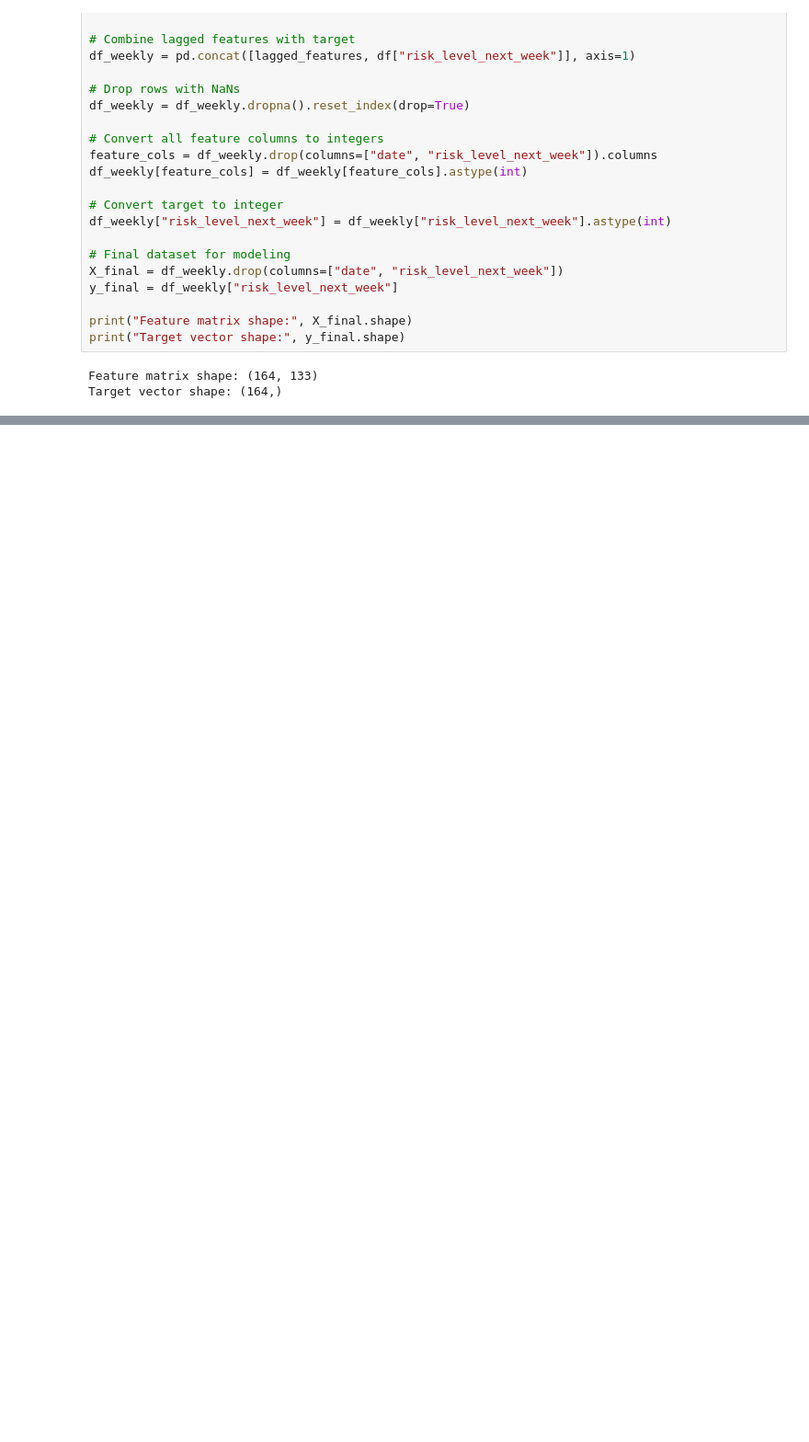
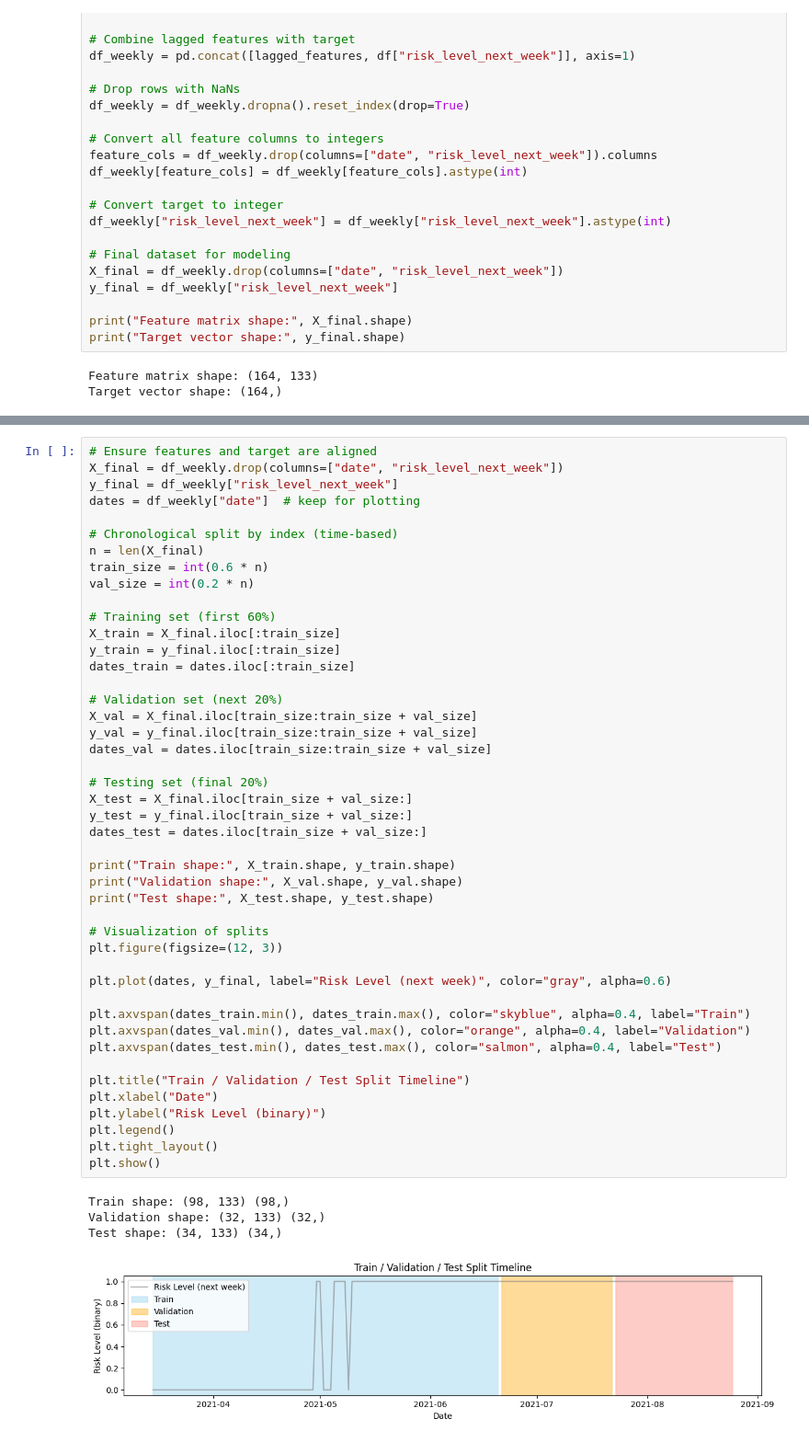
Before and after one commit to ca1phas/Lab-3-Supervised-Learning, a Jupyter notebook: Lab3_P2_G3.ipynb, the cells around one changed output, grey strips where cells are left out. Shown: that part at 92% size. Saved outputs shown, nothing was run; the diff lists cells and outputs as text; blank space fills up the shorter version.

```diff
--- a/Lab3_P2_G3.ipynb
+++ b/Lab3_P2_G3.ipynb
@@ -322,0 +309,50 @@ Target vector shape: (164,)
+# %%
+# Ensure features and target are aligned
+X_final = df_weekly.drop(columns=["date", "risk_level_next_week"])
+y_final = df_weekly["risk_level_next_week"]
+dates = df_weekly["date"]  # keep for plotting
+
+# Chronological split by index (time-based)
+n = len(X_final)
+train_size = int(0.6 * n)
+val_size = int(0.2 * n)
+
+# Training set (first 60%)
+X_train = X_final.iloc[:train_size]
+y_train = y_final.iloc[:train_size]
+dates_train = dates.iloc[:train_size]
+
+# Validation set (next 20%)
+X_val = X_final.iloc[train_size:train_size + val_size]
+y_val = y_final.iloc[train_size:train_size + val_size]
+dates_val = dates.iloc[train_size:train_size + val_size]
+
+# Testing set (final 20%)
+X_test = X_final.iloc[train_size + val_size:]
+y_test = y_final.iloc[train_size + val_size:]
+dates_test = dates.iloc[train_size + val_size:]
+
+print("Train shape:", X_train.shape, y_train.shape)
+print("Validation shape:", X_val.shape, y_val.shape)
+print("Test shape:", X_test.shape, y_test.shape)
+
+# Visualization of splits
+plt.figure(figsize=(12, 3))
+
+plt.plot(dates, y_final, label="Risk Level (next week)", color="gray", alpha=0.6)
+
+plt.axvspan(dates_train.min(), dates_train.max(), color="skyblue", alpha=0.4, label="Train")
+plt.axvspan(dates_val.min(), dates_val.max(), color="orange", alpha=0.4, label="Validation")
+plt.axvspan(dates_test.min(), dates_test.max(), color="salmon", alpha=0.4, label="Test")
+
+plt.title("Train / Validation / Test Split Timeline")
+plt.xlabel("Date")
+plt.ylabel("Risk Level (binary)")
+plt.legend()
+plt.tight_layout()
+plt.show()
+# %% [output]
+Train shape: (98, 133) (98,)
+Validation shape: (32, 133) (32,)
+Test shape: (34, 133) (34,)
+[figure, added]
```
Also changed, not shown: parts of 10 cells of this notebook.
